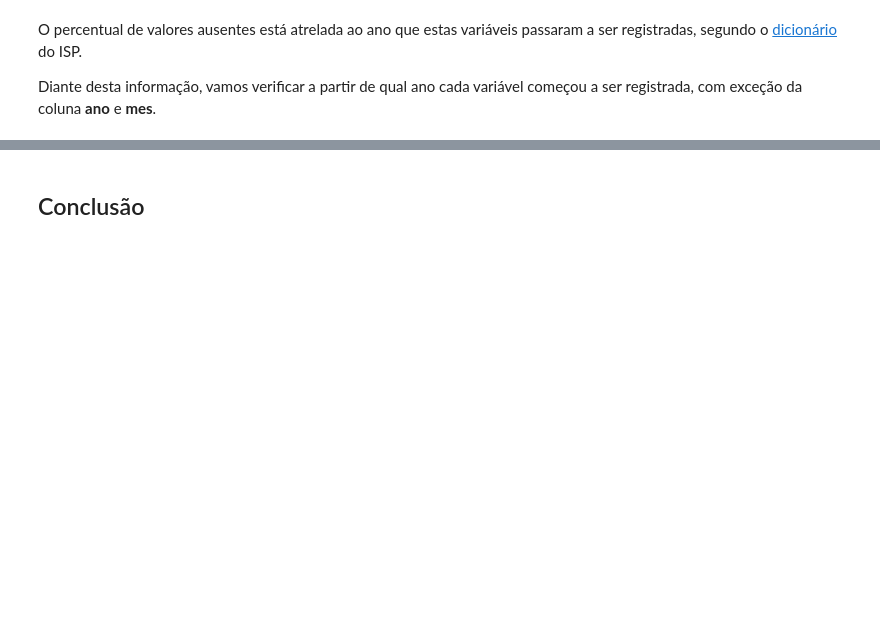
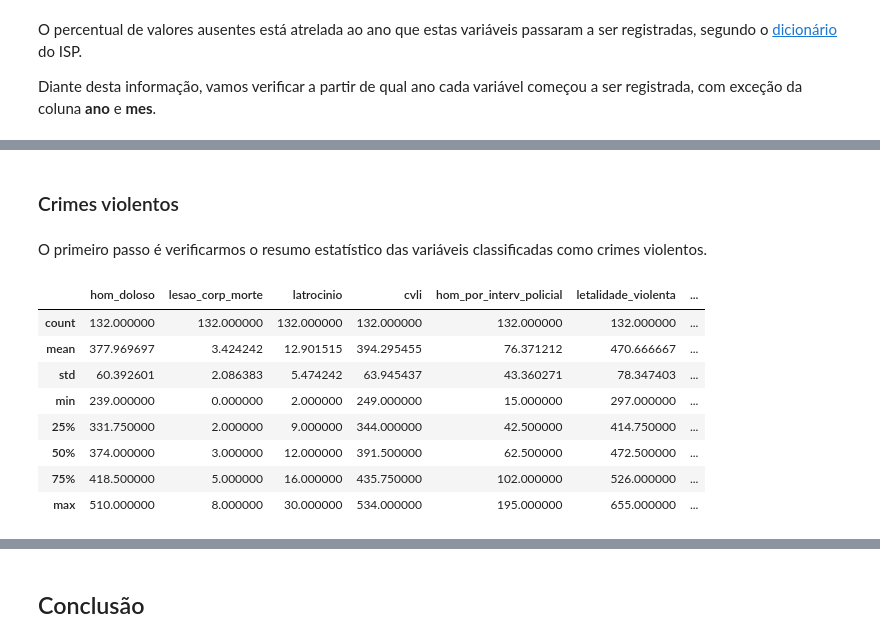
Before and after one commit to fabiocceruti/Analise_Violencia_Rio_de_Janeiro, a Jupyter notebook: Analisando_a_Violência_no_Rio_de_Janeiro.ipynb, the cells around one changed output, grey strips where cells are left out. Cells and saved outputs as stored; diff of their text form; code cells hidden in the pictures; blank space fills up the shorter version.

```diff
--- a/Analisando_a_Violência_no_Rio_de_Janeiro.ipynb
+++ b/Analisando_a_Violência_no_Rio_de_Janeiro.ipynb
@@ -424,0 +355,3 @@ O resultado mostra uma evolução bastante positiva em relação aos crimes asso
+# %%
+#Definindo um df com base em um ano de corte a partir de 2010
+df_corte_2010 = df.drop(df.loc[ df['ano'] < 2010 ].index,axis=0)
@@ -424,0 +474,17 @@ O resultado mostra uma evolução bastante positiva em relação aos crimes asso
+# %% [markdown]
+### Crimes violentos
+# %% [markdown]
+O primeiro passo é verificarmos o resumo estatístico das variáveis classificadas como crimes violentos.
+# %%
+#Resumo estatístico dos crimes violentos
+df_corte_2010[crimes_violentos].describe()
+# %% [output]
+|  | hom_doloso | lesao_corp_morte | latrocinio | cvli | hom_por_interv_policial | letalidade_violenta | ... |
+| count | 132.000000 | 132.000000 | 132.000000 | 132.000000 | 132.000000 | 132.000000 | ... |
+| mean | 377.969697 | 3.424242 | 12.901515 | 394.295455 | 76.371212 | 470.666667 | ... |
+| std | 60.392601 | 2.086383 | 5.474242 | 63.945437 | 43.360271 | 78.347403 | ... |
+| min | 239.000000 | 0.000000 | 2.000000 | 249.000000 | 15.000000 | 297.000000 | ... |
+| 25% | 331.750000 | 2.000000 | 9.000000 | 344.000000 | 42.500000 | 414.750000 | ... |
+| 50% | 374.000000 | 3.000000 | 12.000000 | 391.500000 | 62.500000 | 472.500000 | ... |
+| 75% | 418.500000 | 5.000000 | 16.000000 | 435.750000 | 102.000000 | 526.000000 | ... |
+| max | 510.000000 | 8.000000 | 30.000000 | 534.000000 | 195.000000 | 655.000000 | ... |
```
Also changed, not shown: parts of 64 cells of this notebook.
